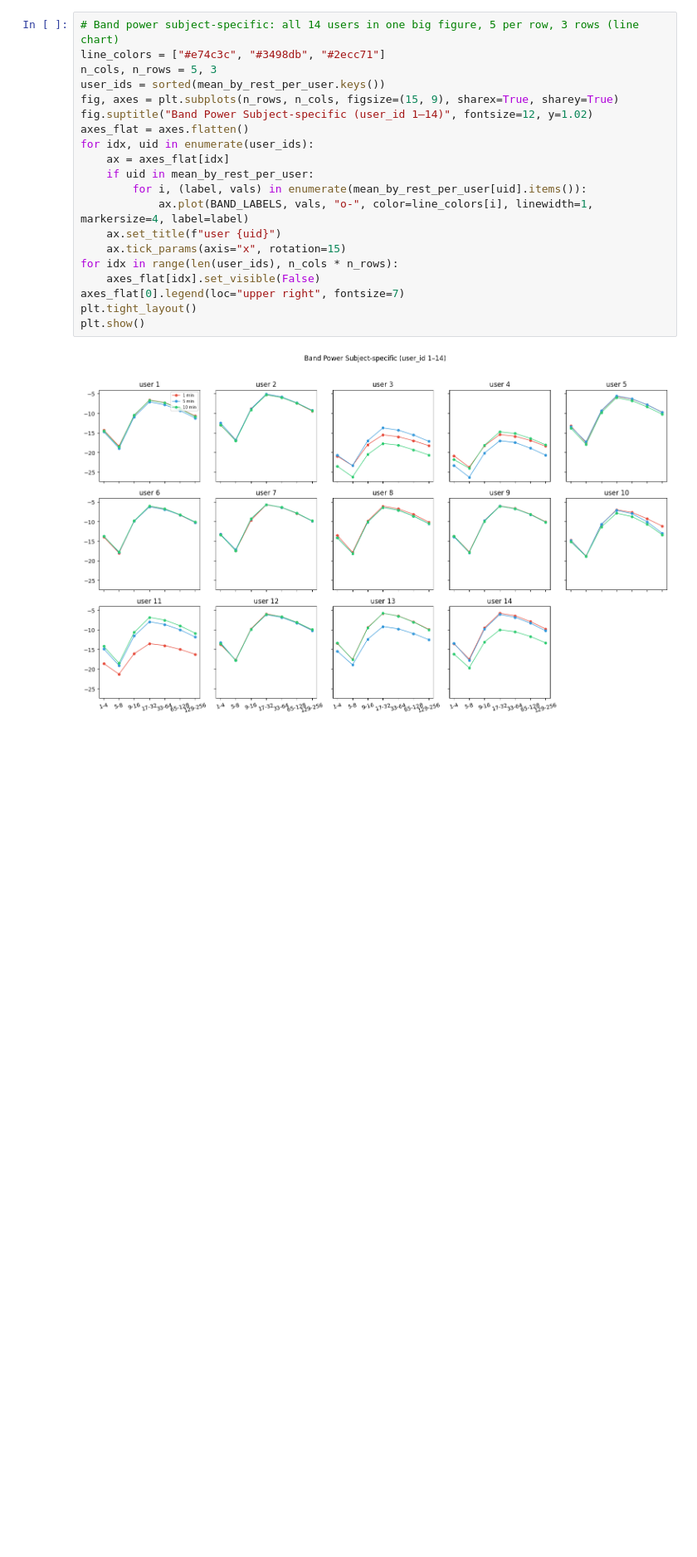
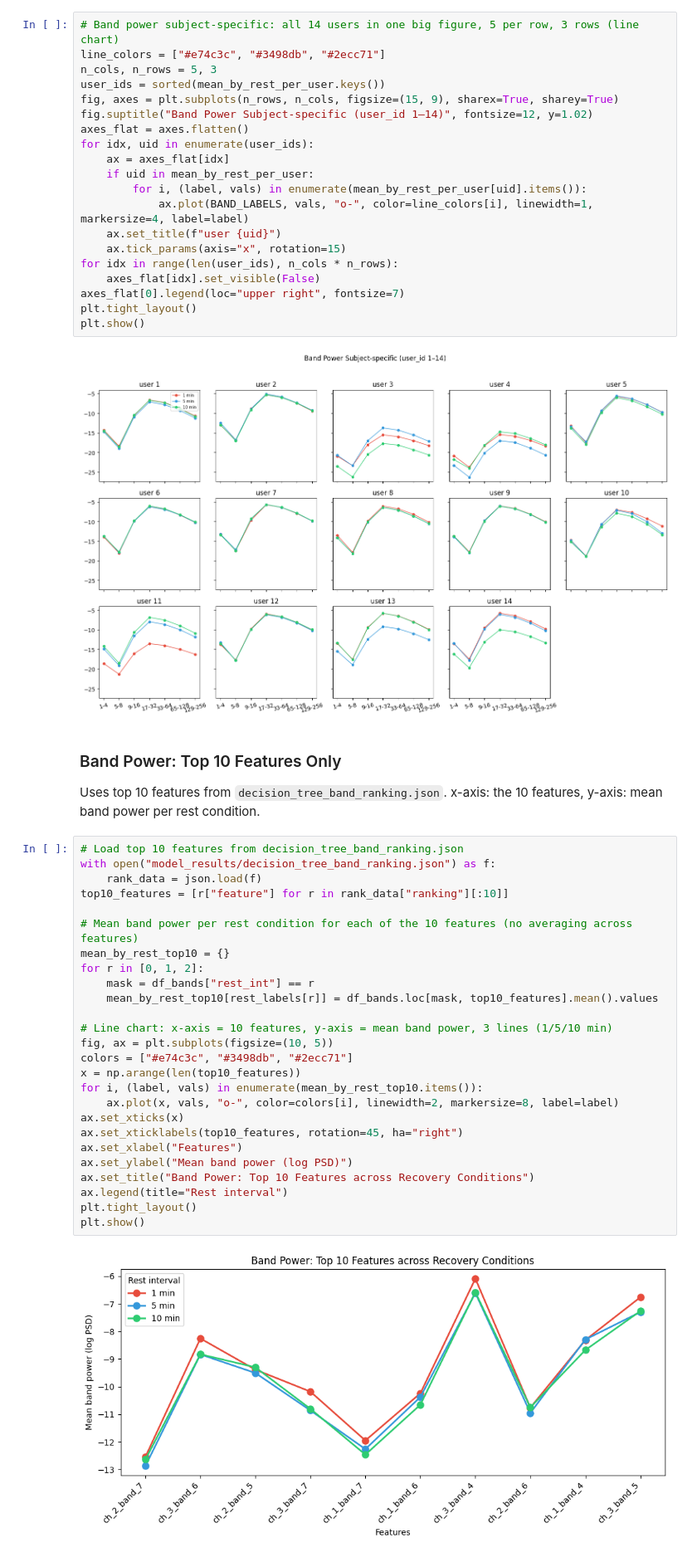
Before and after one commit to Spector3702/MuscleRecovery, a Jupyter notebook: plots.ipynb, the cells around one changed output. Shown at 83% size. Saved outputs shown, nothing was run; the diff lists cells and outputs as text; blank space fills up the shorter version.

```diff
--- a/plots.ipynb
+++ b/plots.ipynb
@@ -305,3 +305,35 @@ plt.tight_layout()
 plt.show()
 # %% [output]
 [figure]
+# %% [markdown]
+### Band Power: Top 10 Features Only
+
+Uses top 10 features from `decision_tree_band_ranking.json`. x-axis: the 10 features, y-axis: mean band power per rest condition.
+# %%
+# Load top 10 features from decision_tree_band_ranking.json
+with open("model_results/decision_tree_band_ranking.json") as f:
+    rank_data = json.load(f)
+top10_features = [r["feature"] for r in rank_data["ranking"][:10]]
+
+# Mean band power per rest condition for each of the 10 features (no averaging across features)
+mean_by_rest_top10 = {}
+for r in [0, 1, 2]:
+    mask = df_bands["rest_int"] == r
+    mean_by_rest_top10[rest_labels[r]] = df_bands.loc[mask, top10_features].mean().values
+
+# Line chart: x-axis = 10 features, y-axis = mean band power, 3 lines (1/5/10 min)
+fig, ax = plt.subplots(figsize=(10, 5))
+colors = ["#e74c3c", "#3498db", "#2ecc71"]
+x = np.arange(len(top10_features))
+for i, (label, vals) in enumerate(mean_by_rest_top10.items()):
+    ax.plot(x, vals, "o-", color=colors[i], linewidth=2, markersize=8, label=label)
+ax.set_xticks(x)
+ax.set_xticklabels(top10_features, rotation=45, ha="right")
+ax.set_xlabel("Features")
+ax.set_ylabel("Mean band power (log PSD)")
+ax.set_title("Band Power: Top 10 Features across Recovery Conditions")
+ax.legend(title="Rest interval")
+plt.tight_layout()
+plt.show()
+# %% [output]
+[figure, added]
```
Also changed, not shown: 1 other file.
